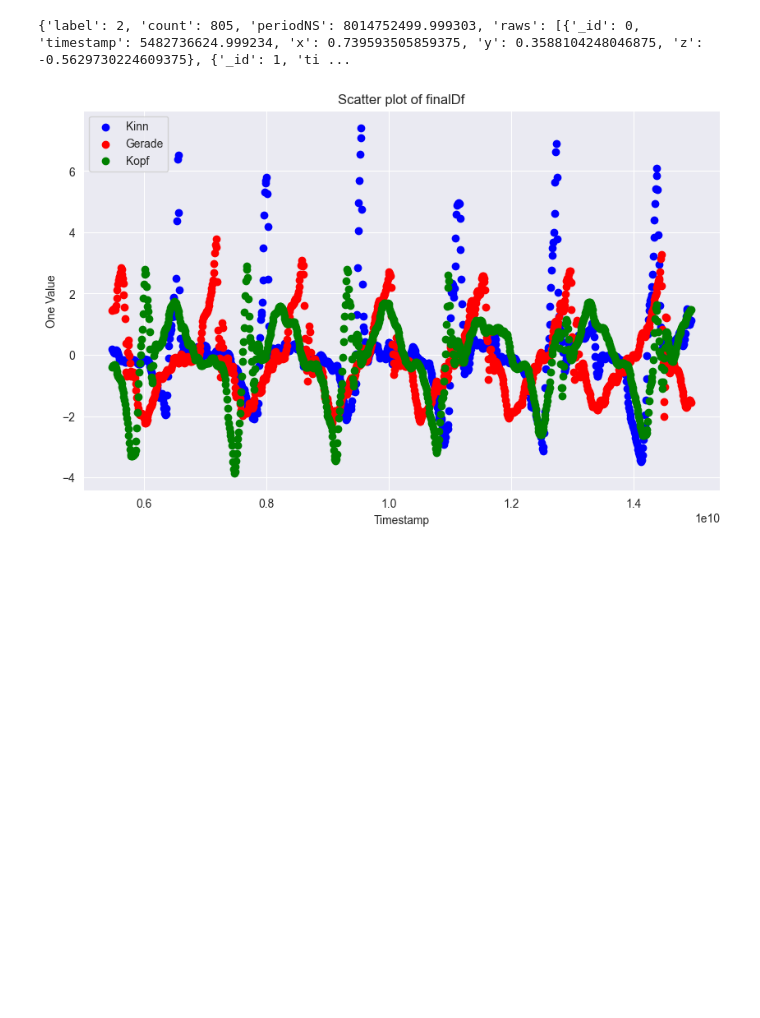
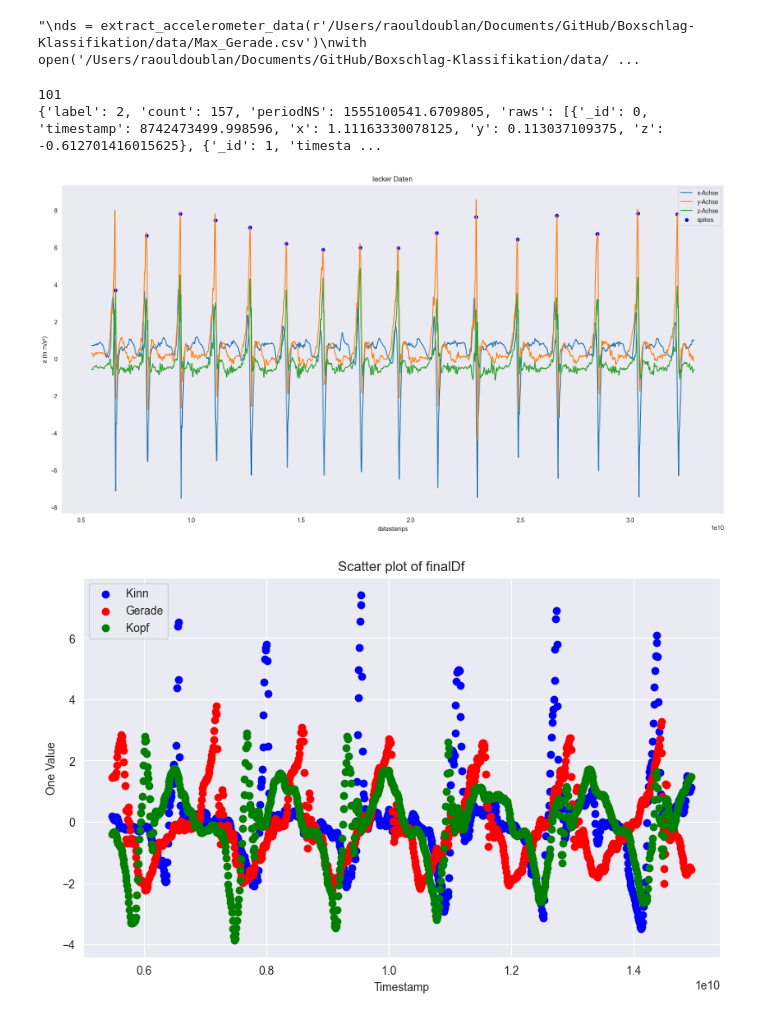
Before and after one commit to lalul335/Boxschlag-Klassifikation, a Jupyter notebook: test_2.ipynb, the cells around one changed output. Cells and saved outputs as stored; diff of their text form; code cells hidden in the pictures; blank space fills up the shorter version.

```diff
--- a/test_2.ipynb
+++ b/test_2.ipynb
@@ -14,15 +14,17 @@ import scipy
 from sklearn.preprocessing import StandardScaler
 from sklearn.decomposition import PCA
 # %%
+# für den Mac
+"""
 ds = extract_accelerometer_data(r'/Users/raouldoublan/Documents/GitHub/Boxschlag-Klassifikation/data/Max_Gerade.csv')
-
 with open('/Users/raouldoublan/Documents/GitHub/Boxschlag-Klassifikation/data/complete_smartpunch_dataset_7606punches.json', 'r') as f:
     smartpunch = json.load(f)
-
 data_Kopf_Acc = extract_accelerometer_data(r'/Users/raouldoublan/Documents/GitHub/Boxschlag-Klassifikation/data/Max_Kopfhacken.csv')
 data_Kinn_Acc = extract_accelerometer_data(r'/Users/raouldoublan/Documents/GitHub/Boxschlag-Klassifikation/data/Max_Kinnhacken.csv')
 data_Ger_Gy = extract_gyroscope_data(r'/Users/raouldoublan/Documents/GitHub/Boxschlag-Klassifikation/data/Max_Gerade.csv')
 data_Kinn_Gy = extract_gyroscope_data(r'/Users/raouldoublan/Documents/GitHub/Boxschlag-Klassifikation/data/Max_Kinnhacken.csv')
 data_Kopf_Gy = extract_gyroscope_data(r'/Users/raouldoublan/Documents/GitHub/Boxschlag-Klassifikation/data/Max_Kopfhacken.csv')
-
 data_Gemischt =extract_accelerometer_data(r'/Users/raouldoublan/Documents/GitHub/Boxschlag-Klassifikation/data/Max_Gemischt_01.csv')
+"""
+# %% [output]
+"\nds = extract_accelerometer_data(r'/Users/raouldoublan/Documents/GitHub/Boxschlag-Klassifikation/data/Max_Gerade.csv')\nwith open('/Users/raouldoublan/Documents/GitHub/Boxschlag-Klassifikation/data/ ...
@@ -175,21 +230,14 @@ def data_to_raw(data, label):
     return one_punch
 # %%
 # Spielwiese
-data
-p = scipy.signal.find_peaks(data[axis], height=height, distance=distance)
-peaks = data.iloc[p[0]]
-
-# eine Spalte mit den Indizes der Hochpunkte wird erstellt
-peaks = peaks.reset_index()
-
-
-def reduce_dimensionality(data, n_components):
-    pca = PCA(n_components=n_components)
-    data = StandardScaler().fit_transform(data)
-    data = pca.fit_transform(data)
-    return data
+d = auto_labeling(data_Kinn_Acc, 3, 140, 2)
+print(len(d))
+print(d[2])
+scatter_plot(data_Kinn_Acc[550:3300], 'Kinnhacken', 3, 140)
 # %% [output]
-{'label': 2, 'count': 805, 'periodNS': 8014752499.999303, 'raws': [{'_id': 0, 'timestamp': 5482736624.999234, 'x': 0.739593505859375, 'y': 0.3588104248046875, 'z': -0.5629730224609375}, {'_id': 1, 'ti ...
+101
+{'label': 2, 'count': 157, 'periodNS': 1555100541.6709805, 'raws': [{'_id': 0, 'timestamp': 8742473499.998596, 'x': 1.11163330078125, 'y': 0.113037109375, 'z': -0.612701416015625}, {'_id': 1, 'timesta ...
+[figure, added]
 # %%
 # PCA Tests
 data = data_Kinn_Gy[['x', 'y', 'z']].copy()
```
Also changed, not shown: parts of 8 cells of this notebook, 7 other files.
